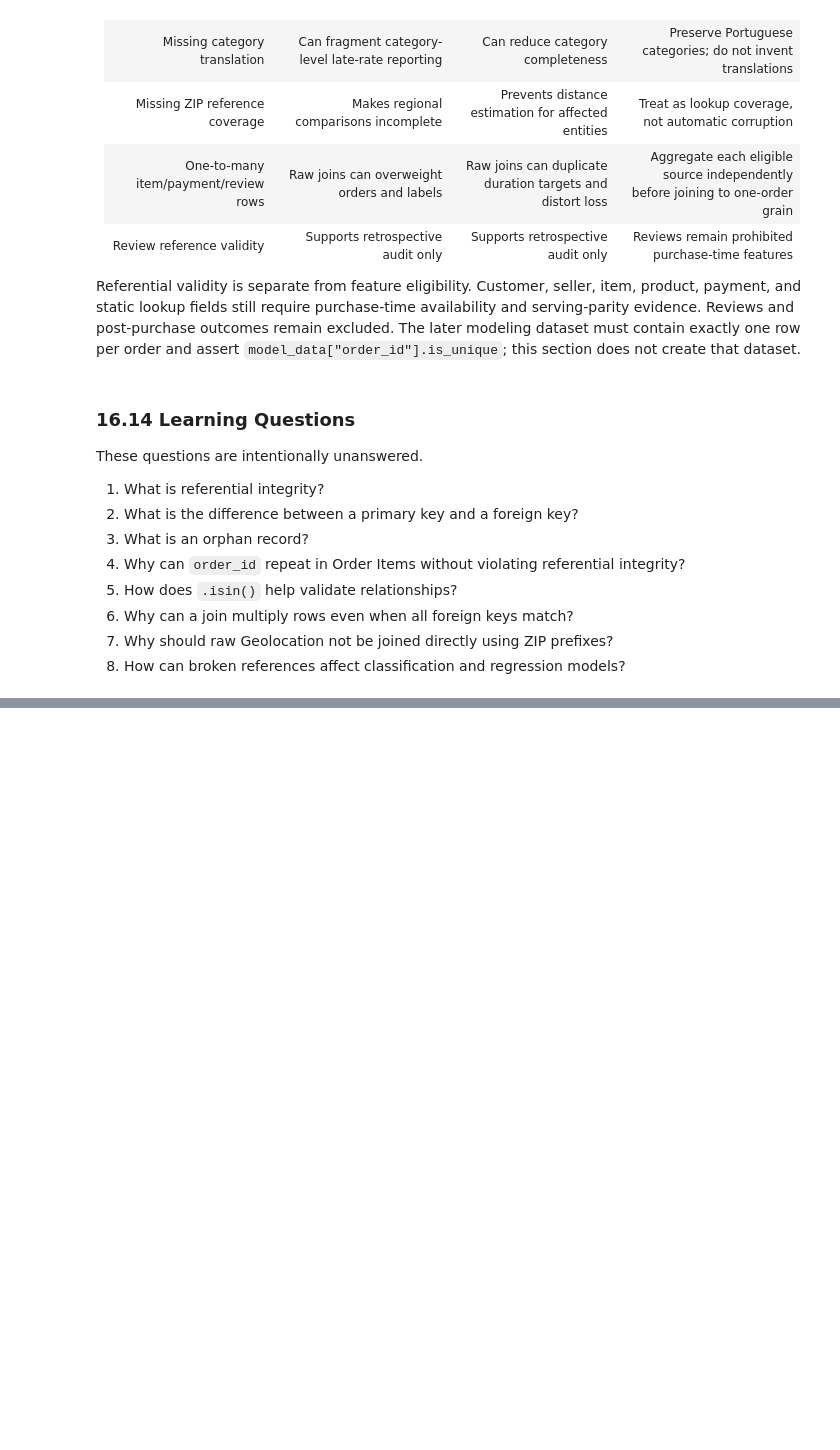
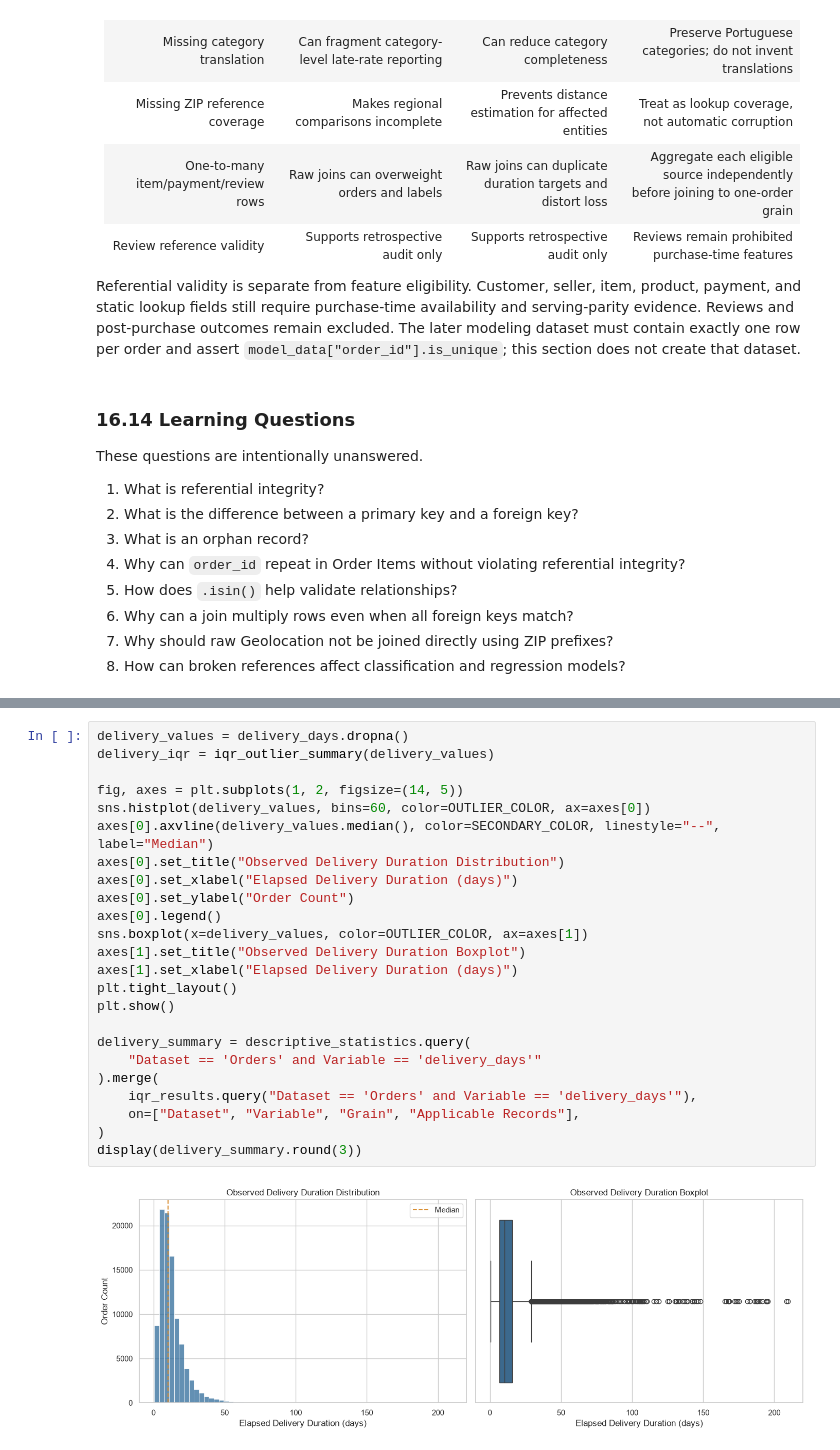
Before and after one commit to mmubashir95/ecommerce-delivery-intelligence, a Jupyter notebook: notebooks/02_data_quality.ipynb, the cells around one changed output, grey strips where cells are left out. Drawn from its saved outputs; the diff is of its cells as text; blank space fills up the shorter version.

```diff
--- a/notebooks/02_data_quality.ipynb
+++ b/notebooks/02_data_quality.ipynb
@@ -3936,0 +4237,26 @@ These questions are intentionally unanswered.
+# %%
+delivery_values = delivery_days.dropna()
+delivery_iqr = iqr_outlier_summary(delivery_values)
+
+fig, axes = plt.subplots(1, 2, figsize=(14, 5))
+sns.histplot(delivery_values, bins=60, color=OUTLIER_COLOR, ax=axes[0])
+axes[0].axvline(delivery_values.median(), color=SECONDARY_COLOR, linestyle="--", label="Median")
+axes[0].set_title("Observed Delivery Duration Distribution")
+axes[0].set_xlabel("Elapsed Delivery Duration (days)")
+axes[0].set_ylabel("Order Count")
+axes[0].legend()
+sns.boxplot(x=delivery_values, color=OUTLIER_COLOR, ax=axes[1])
+axes[1].set_title("Observed Delivery Duration Boxplot")
+axes[1].set_xlabel("Elapsed Delivery Duration (days)")
+plt.tight_layout()
+plt.show()
+
+delivery_summary = descriptive_statistics.query(
+    "Dataset == 'Orders' and Variable == 'delivery_days'"
+).merge(
+    iqr_results.query("Dataset == 'Orders' and Variable == 'delivery_days'"),
+    on=["Dataset", "Variable", "Grain", "Applicable Records"],
+)
+display(delivery_summary.round(3))
+# %% [output]
+[figure, added]
```
Also changed, not shown: parts of 35 cells of this notebook.
